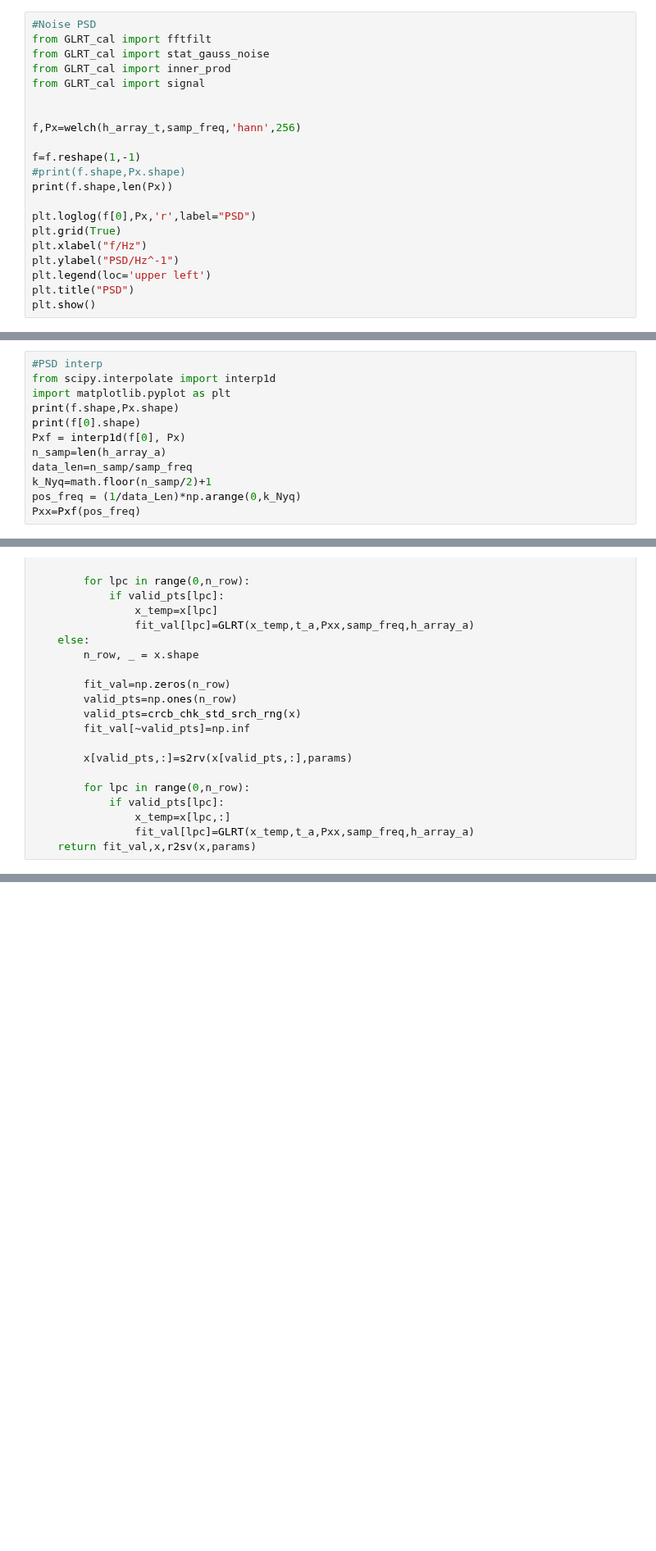
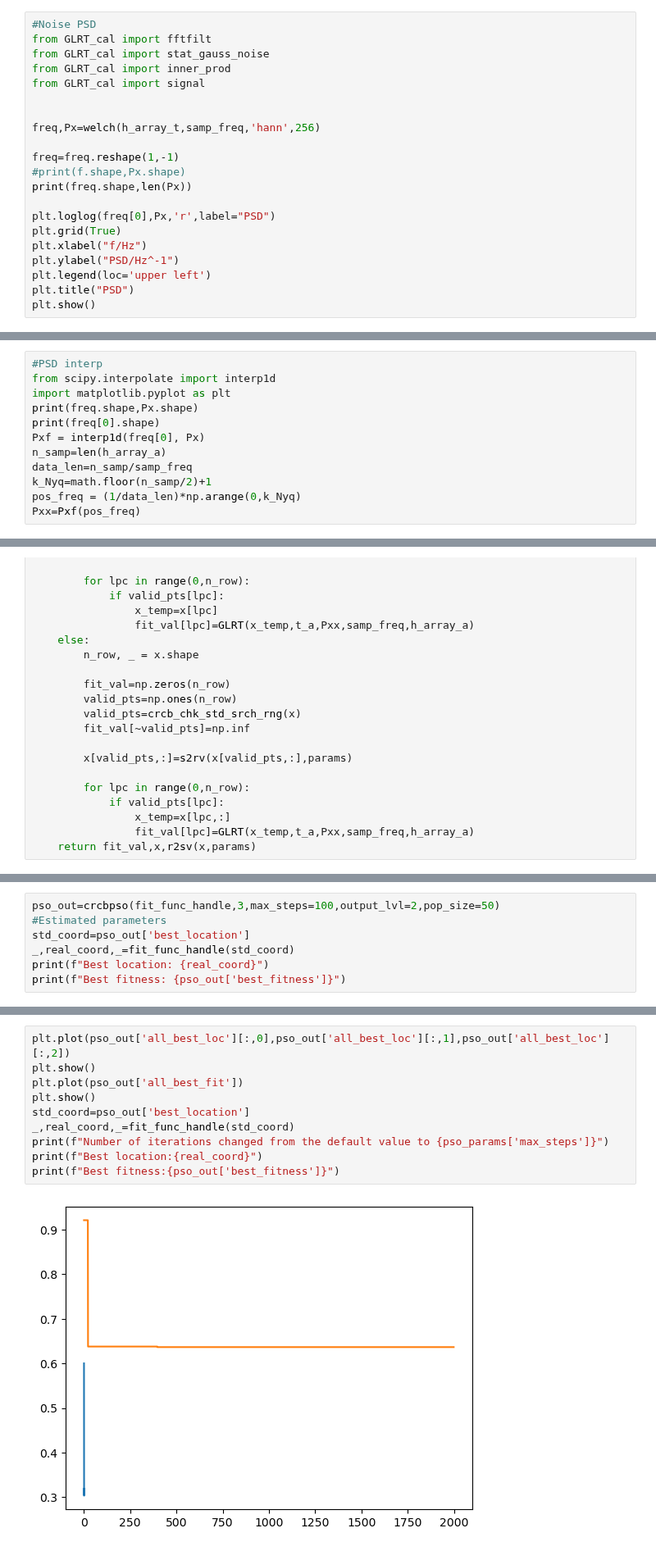
Before and after one commit to ljq2088/DATASCIENCE_COURSE, a Jupyter notebook: exercise/topic5/crcb_pso.ipynb, the cells around one changed output, grey strips where cells are left out. Shown at 82% size. Drawn from its saved outputs; the diff is of its cells as text; blank space fills up the shorter version.

```diff
--- a/exercise/topic5/crcb_pso.ipynb
+++ b/exercise/topic5/crcb_pso.ipynb
@@ -467,13 +468,13 @@ from GLRT_cal import inner_prod
 from GLRT_cal import signal
 
 
-f,Px=welch(h_array_t,samp_freq,'hann',256)
+freq,Px=welch(h_array_t,samp_freq,'hann',256)
 
-f=f.reshape(1,-1)
+freq=freq.reshape(1,-1)
 #print(f.shape,Px.shape)
-print(f.shape,len(Px))
+print(freq.shape,len(Px))
 
-plt.loglog(f[0],Px,'r',label="PSD")
+plt.loglog(freq[0],Px,'r',label="PSD")
 plt.grid(True)
 plt.xlabel("f/Hz")
 plt.ylabel("PSD/Hz^-1")
@@ -519,13 +520,13 @@ plt.show()
 #PSD interp
 from scipy.interpolate import interp1d
 import matplotlib.pyplot as plt
-print(f.shape,Px.shape)
-print(f[0].shape)
-Pxf = interp1d(f[0], Px)
+print(freq.shape,Px.shape)
+print(freq[0].shape)
+Pxf = interp1d(freq[0], Px)
 n_samp=len(h_array_a)
 data_len=n_samp/samp_freq
 k_Nyq=math.floor(n_samp/2)+1
-pos_freq = (1/data_Len)*np.arange(0,k_Nyq)
+pos_freq = (1/data_len)*np.arange(0,k_Nyq)
 Pxx=Pxf(pos_freq)
 # %% [output]
 (1, 129) (129,)
@@ -589,0 +580,7 @@ Best fitness: -2.096640043047192e+43
+# %%
+pso_out=crcbpso(fit_func_handle,3,max_steps=100,output_lvl=2,pop_size=50)
+#Estimated parameters
+std_coord=pso_out['best_location']
+_,real_coord,_=fit_func_handle(std_coord)
+print(f"Best location: {real_coord}")
+print(f"Best fitness: {pso_out['best_fitness']}")
@@ -589,0 +590,12 @@ Best fitness: -2.096640043047192e+43
+# %%
+plt.plot(pso_out['all_best_loc'][:,0],pso_out['all_best_loc'][:,1],pso_out['all_best_loc'][:,2])
+plt.show()
+plt.plot(pso_out['all_best_fit'])
+plt.show()
+std_coord=pso_out['best_location']
+_,real_coord,_=fit_func_handle(std_coord)
+print(f"Number of iterations changed from the default value to {pso_params['max_steps']}")
+print(f"Best location:{real_coord}")
+print(f"Best fitness:{pso_out['best_fitness']}")
+# %% [output]
+[figure, added]
```
Also changed, not shown: parts of 15 cells of this notebook, 3 other files.
